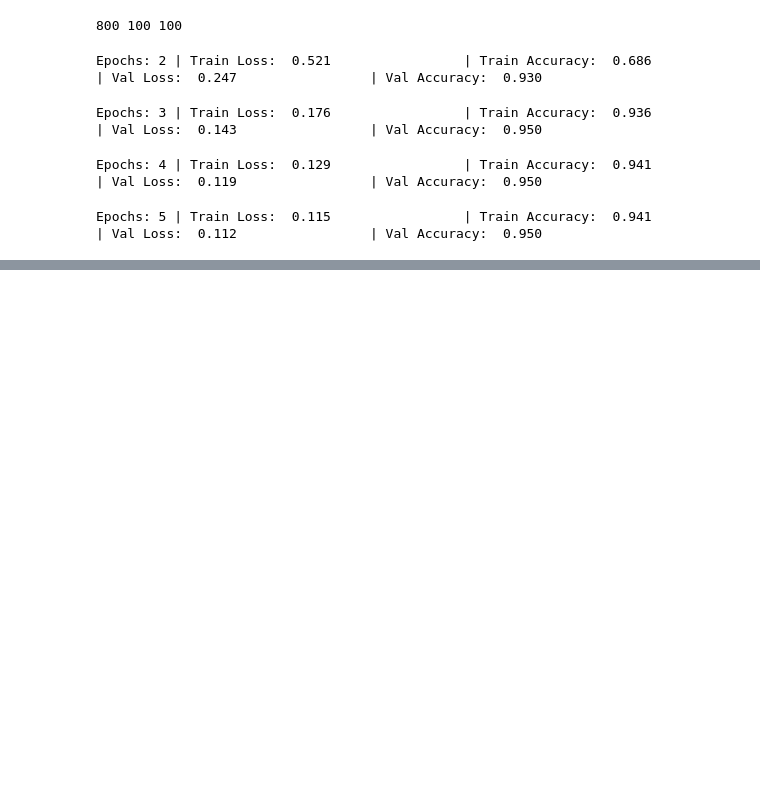
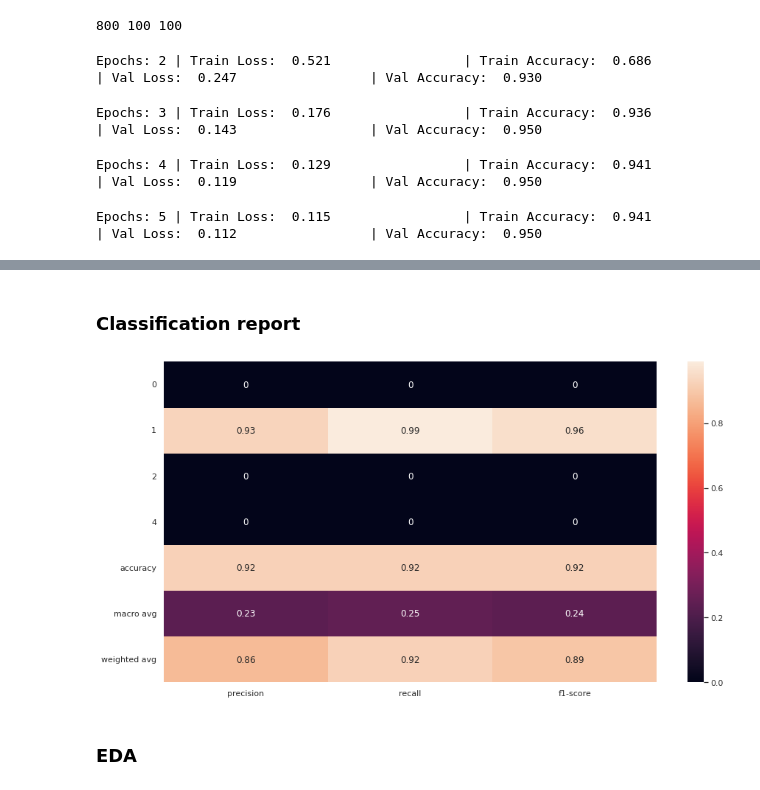
Before and after one commit to jianzhichun/6002, a Jupyter notebook: bert(dianping-cn)+nn(linear(768,5)+dropout(0.5)).ipynb, the cells around one changed output, grey strips where cells are left out. Saved outputs shown, nothing was run; the diff lists cells and outputs as text; code cells hidden in the pictures; blank space fills up the shorter version.

```diff
--- a/bert(dianping-cn)+nn(linear(768,5)+dropout(0.5)).ipynb
+++ b/bert(dianping-cn)+nn(linear(768,5)+dropout(0.5)).ipynb
@@ -50,7 +62,7 @@ import numpy as np
 
 labels = {'N': 0,
           'P': 1,
-          '其他': 2
+          'O': 2
           }
 
 
@@ -197,6 +209,8 @@ def train(model, train_data, val_data, learning_rate, epochs, log_dir='./model',
 # %% [markdown]
 ### Evaluate
 # %%
+import torch
+
 def evaluate(model, test_data):
 
     test = Dataset(test_data)
@@ -211,6 +225,7 @@ def evaluate(model, test_data):
         model = model.cuda()
 
     total_acc_test = 0
+    test_pred = []
     with torch.no_grad():
 
         for test_input, test_label in test_dataloader:
@@ -220,8 +235,9 @@ def evaluate(model, test_data):
             input_id = test_input['input_ids'].squeeze(1).to(device)
 
             output = model(input_id, mask)
-
+            test_pred = test_pred + output.argmax(dim=1).tolist()
             acc = (output.argmax(dim=1) == test_label).sum().item()
             total_acc_test += acc
 
     print(f'Test Accuracy: {total_acc_test / len(test_data): .3f}')
+    return test_pred, test.labels
@@ -253,8 +274,9 @@ Epochs: 4 | Train Loss:  0.129                 | Train Accuracy:  0.941
 Epochs: 5 | Train Loss:  0.115                 | Train Accuracy:  0.941                 | Val Loss:  0.112                 | Val Accuracy:  0.950
 # %%
 # load best bert model
+model = BertClassifier()
 checkpoint = torch.load('./model/bert_best_model.pth')
 model.load_state_dict(checkpoint['model'])
 #evaluate
-evaluate(model, df_test.reset_index(drop=True))
+test_pred, test_target = evaluate(model, df_test.reset_index(drop=True))
 # %% [output]
@@ -261,0 +287,15 @@ Test Accuracy:  0.920
+# %% [markdown]
+### Classification report
+# %%
+from sklearn.metrics import classification_report
+import seaborn as sns
+import matplotlib.pyplot as plt
+
+gin_clf_report = classification_report(test_target, test_pred, output_dict=True)
+sns.set(rc = {'figure.figsize':(15,8)})
+sns.heatmap(pd.DataFrame(gin_clf_report).iloc[:-1, :].T, annot=True)
+plt.show()
+# %% [output]
+[figure, added]
+# %% [markdown]
+### EDA
```
Also changed, not shown: parts of 9 cells of this notebook, 1 other file.
